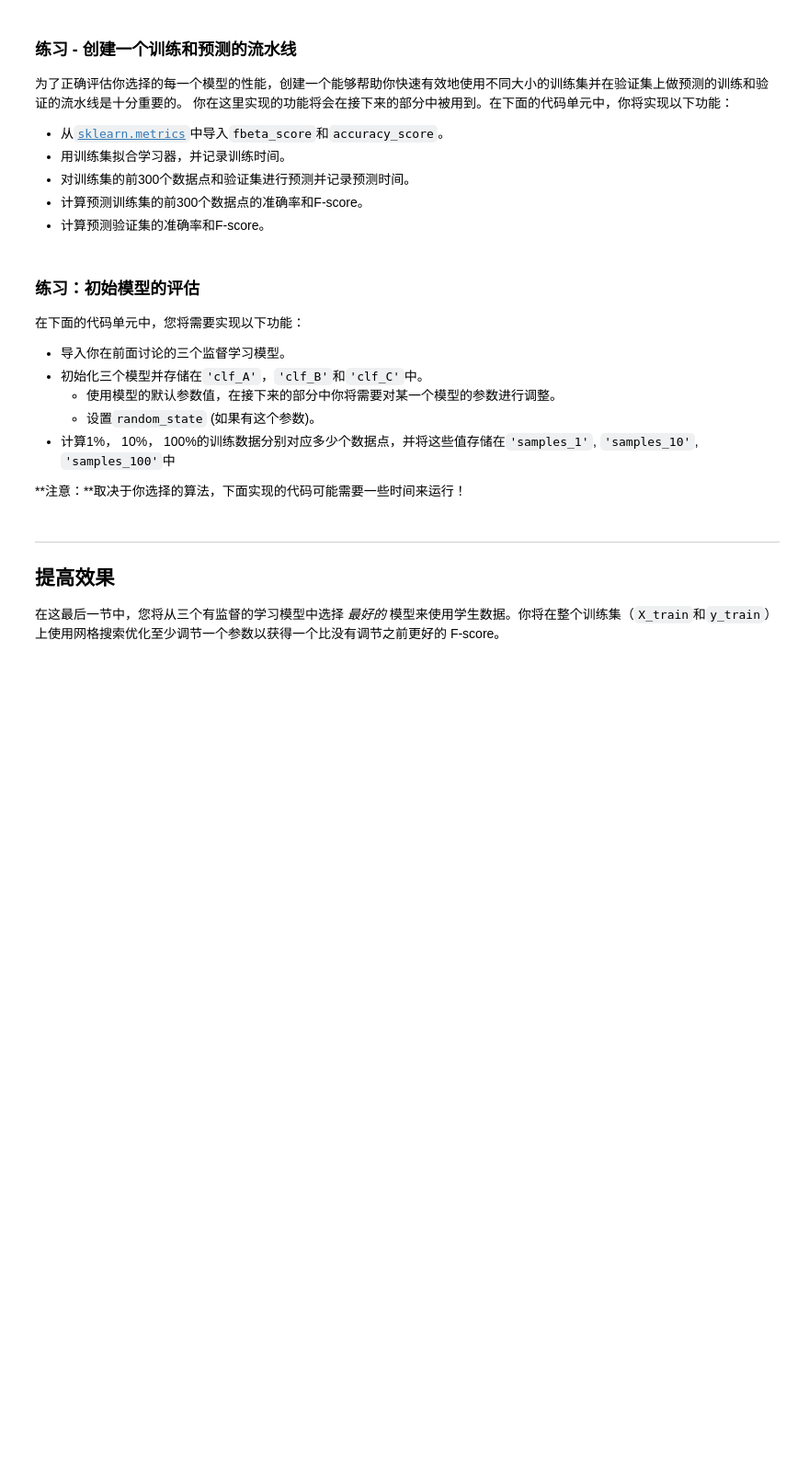
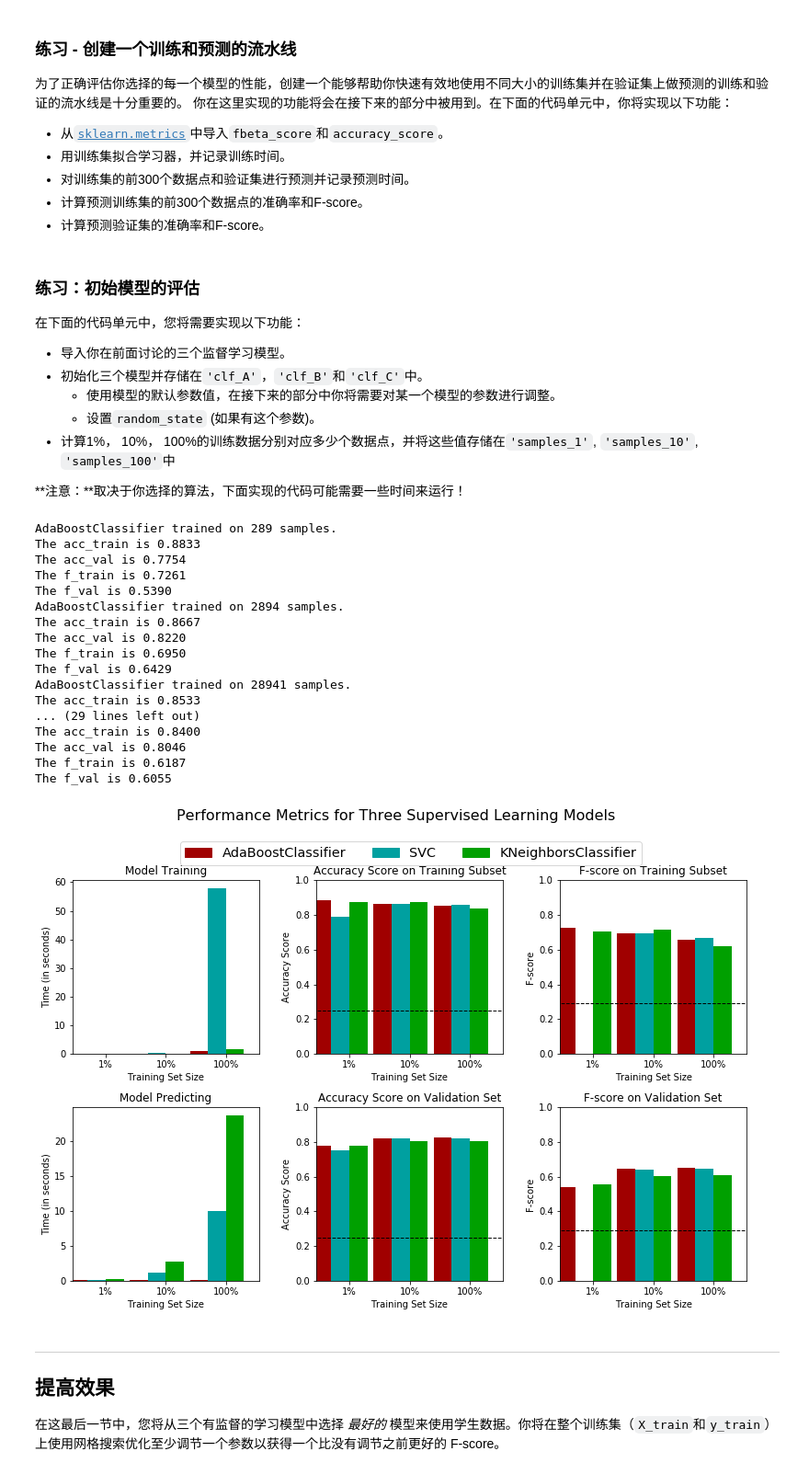
Before and after one commit to sethlsx/finding_donors, a Jupyter notebook: finding_donors.ipynb, the cells around one changed output. Shown: that part at 92% size. Cells and saved outputs as stored; diff of their text form; code cells hidden in the pictures; blank space fills up the shorter version.

```diff
--- a/finding_donors.ipynb
+++ b/finding_donors.ipynb
@@ -146,14 +148,15 @@ display(features_raw.head(n = 1))
    - 将"<=50K"转换成`0`；将">50K"转换成`1`。
 # %%
 # TODO：使用pandas.get_dummies()对'features_raw'数据进行独热编码
-features = None
+category = ['workclass', 'education_level', 'marital-status', 'occupation', 'relationship', 'race', 'sex', 'native-country']
+features = pd.get_dummies(features_raw[category])
 
 # TODO：将'income_raw'编码成数字值
-income = None
+income = pd.get_dummies(income_raw, drop_first = True)
 
 # 打印经过独热编码之后的特征数量
 encoded = list(features.columns)
 print "{} total features after one-hot encoding.".format(len(encoded))
 
 # 移除下面一行的注释以观察编码的特征名字
-#print encoded
+print encoded
@@ -199,16 +209,17 @@ $$ F_{\beta} = (1 + \beta^2) \cdot \frac{precision \cdot recall}{\left( \beta^2
 #不能使用scikit-learn，你需要根据公式自己实现相关计算。
 
 #TODO： 计算准确率
-accuracy = None
+accuracy = float(y_val.sum()[0])/len(y_val)
+
 
 # TODO： 计算查准率 Precision
-precision = None
+precision = float(y_val.sum()[0])/(y_val.sum()[0]+(len(y_val)-y_val.sum()[0]))
 
 # TODO： 计算查全率 Recall
-recall = None
+recall = float(y_val.sum()[0])/(y_val.sum()[0]+0)
 
 # TODO： 使用上面的公式，设置beta=0.5，计算F-score
-fscore = None
+fscore = (1+0.5**2)*precision*recall/((0.5**2*precision)+recall)
 
 # 打印结果
 print "Naive Predictor on validation data: \n \
@@ -374,27 +402,50 @@ def train_predict(learner, sample_size, X_train, y_train, X_val, y_val):
 **注意：**取决于你选择的算法，下面实现的代码可能需要一些时间来运行！
 # %%
 # TODO：从sklearn中导入三个监督学习模型
+from sklearn.ensemble import AdaBoostClassifier as adaboost
+from sklearn import svm
+from sklearn.neighbors import KNeighborsClassifier as knn
 
 # TODO：初始化三个模型
-clf_A = None
-clf_B = None
-clf_C = None
+clf_A = adaboost()
+clf_B = svm.SVC()
+clf_C = knn()
 
 # TODO：计算1%， 10%， 100%的训练数据分别对应多少点
-samples_1 = None
-samples_10 = None
-samples_100 = None
+samples_1 = int(0.01*X_train.shape[0])
+samples_10 = int(0.1*X_train.shape[0])
+samples_100 = X_train.shape[0]
 
 # 收集学习器的结果
 results = {}
 for clf in [clf_A, clf_B, clf_C]:
     clf_name = clf.__class__.__name__
     results[clf_name] = {}
     for i, samples in enumerate([samples_1, samples_10, samples_100]):
         results[clf_name][i] = train_predict(clf, samples, X_train, y_train, X_val, y_val)
 
+
 # 对选择的三个模型得到的评价结果进行可视化
 vs.evaluate(results, accuracy, fscore)
+# %% [output]
+AdaBoostClassifier trained on 289 samples.
+The acc_train is 0.8833
+The acc_val is 0.7754
+The f_train is 0.7261
+The f_val is 0.5390
+AdaBoostClassifier trained on 2894 samples.
+The acc_train is 0.8667
+The acc_val is 0.8220
+The f_train is 0.6950
+The f_val is 0.6429
+AdaBoostClassifier trained on 28941 samples.
+The acc_train is 0.8533
+... (29 lines left out)
+The acc_train is 0.8400
+The acc_val is 0.8046
+The f_train is 0.6187
+The f_val is 0.6055
+[figure, added]
 # %% [markdown]
 ----
 ## 提高效果
```
Also changed, not shown: parts of 27 cells of this notebook, 1 other file.
